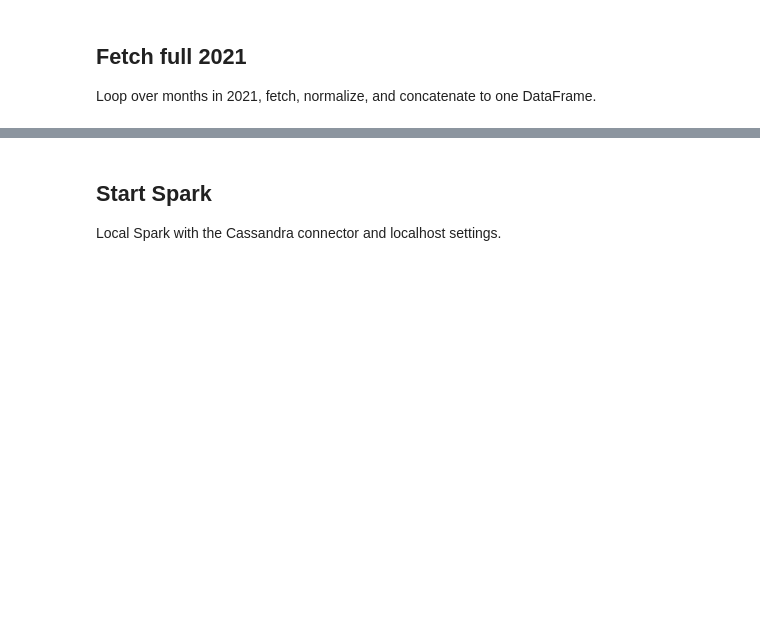
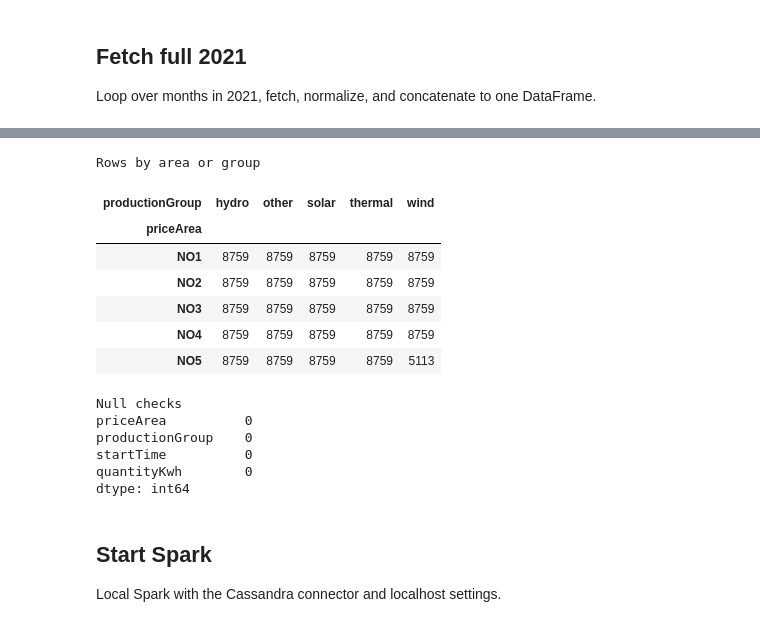
Before and after one commit to youneshansen/ind320-yohan3351, a Jupyter notebook: oblig2.ipynb, the cells around one changed output, grey strips where cells are left out. Saved outputs shown, nothing was run; the diff lists cells and outputs as text; code cells hidden in the pictures; blank space fills up the shorter version.

```diff
--- a/oblig2.ipynb
+++ b/oblig2.ipynb
@@ -14,6 +14,22 @@ Load the libraries used in this notebook.
 import time, requests, pandas as pd, numpy as np
 from datetime import datetime, timedelta, timezone
 import matplotlib.pyplot as plt
+
+import urllib.parse
+from zoneinfo import ZoneInfo
+
+OSLO = ZoneInfo("Europe/Oslo")
+
+def month_bounds_oslo(year: int, month: int):
+    start = pd.Timestamp(year=year, month=month, day=1, tz=OSLO)
+    end = (start + pd.offsets.MonthEnd(1)).replace(hour=23, minute=59, second=59)
+    return start, end
+
+def iso_for_url(dt: pd.Timestamp) -> str:
+    # format like 2021-07-01T00:00:00+02:00, then percent encode only + and :
+    s = dt.strftime("%Y-%m-%dT%H:%M:%S%z")
+    s = s[:-2] + ":" + s[-2:]   # +0200 -> +02:00
+    return s.replace(":", "%3A").replace("+", "%2B")
 # %% [markdown]
 ## API setup
 
@@ -40,8 +42,3 @@ def fetch_chunk(start_dt: datetime, end_dt: datetime):
 ## Probe the API
 
 Call a tiny window to check status and response shape.
-# %%
-probe_start = datetime(2021, 1, 1, tzinfo=timezone.utc)
-probe_end   = datetime(2021, 1, 3, tzinfo=timezone.utc)
-code, js, err = fetch_chunk(probe_start, probe_end)
-print("HTTP", code, "| keys:", list(js.keys()) if isinstance(js, dict) else type(js))
@@ -134,0 +289,7 @@ OK 2021-12-01..2022-01-01 rows=18600
+# %%
+# Normalize the merged JSON to a clean DataFrame for 2021
+df = normalize_payload_jsonapi_nested(merged)
+print(len(df), "rows")
+print("Areas:", sorted(df.priceArea.unique()))
+print("Groups:", sorted(df.productionGroup.unique()))
+df.head()
@@ -135,3 +306,29 @@ OK 2021-12-01..2022-01-01 rows=18600
+# %%
+# A1 - sanity checks on the normalized DataFrame
+assert set(sorted(df.priceArea.unique())) <= {"NO1","NO2","NO3","NO4","NO5"}, "Unexpected area codes in df"
+assert df["quantityKwh"].notna().all(), "Found NaN in quantityKwh"
+assert df["startTime"].notna().all(), "Found NaT in startTime"
+
+print("Rows by area or group")
+display(pd.crosstab(df["priceArea"], df["productionGroup"]))
+
+print("Null checks")
+print(df.isna().sum())
+# %% [output]
+Rows by area or group
+| productionGroup | hydro | other | solar | thermal | wind |
+| priceArea |  |  |  |  |  |
+| NO1 | 8759 | 8759 | 8759 | 8759 | 8759 |
+| NO2 | 8759 | 8759 | 8759 | 8759 | 8759 |
+| NO3 | 8759 | 8759 | 8759 | 8759 | 8759 |
+| NO4 | 8759 | 8759 | 8759 | 8759 | 8759 |
+| NO5 | 8759 | 8759 | 8759 | 8759 | 5113 |
+Null checks
+priceArea          0
+productionGroup    0
+startTime          0
+quantityKwh        0
+dtype: int64
 # %% [markdown]
 ## Start Spark
 
```
Also changed, not shown: parts of 15 cells of this notebook, 6 other files.
